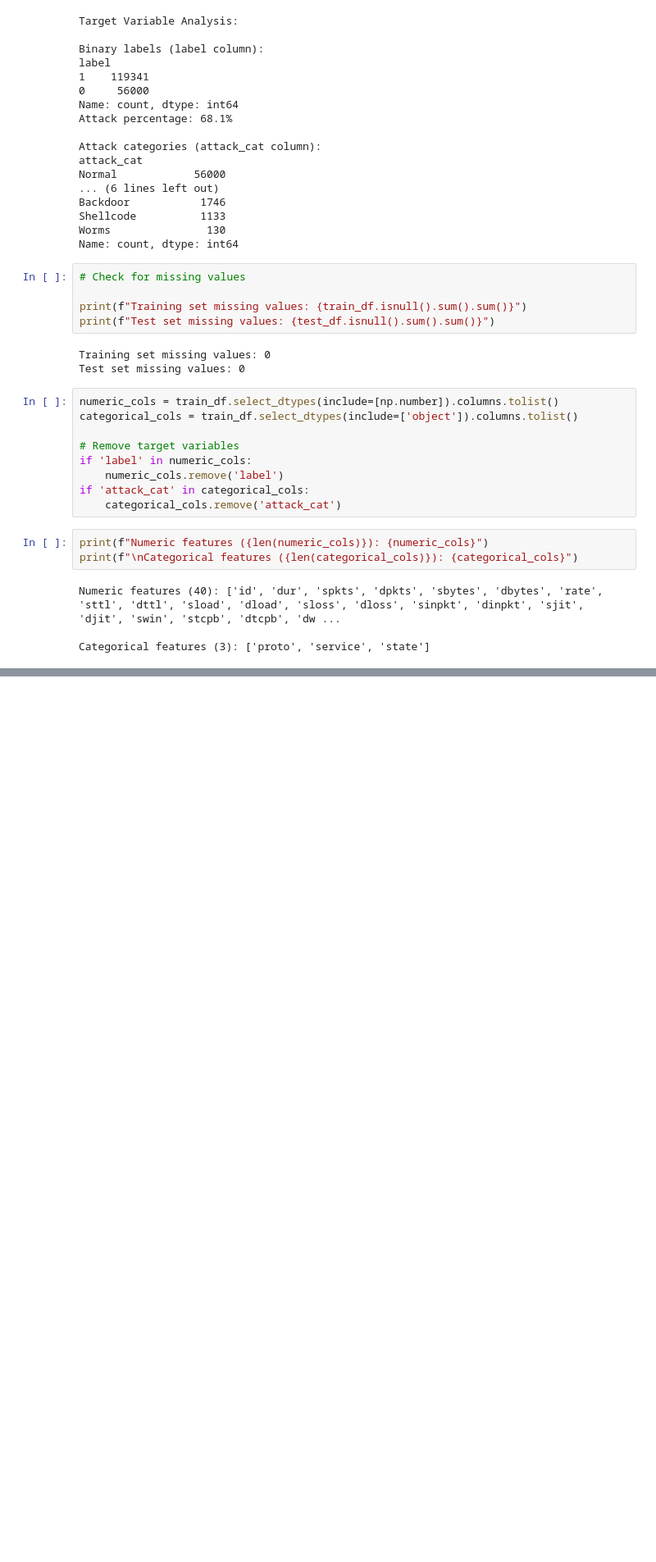
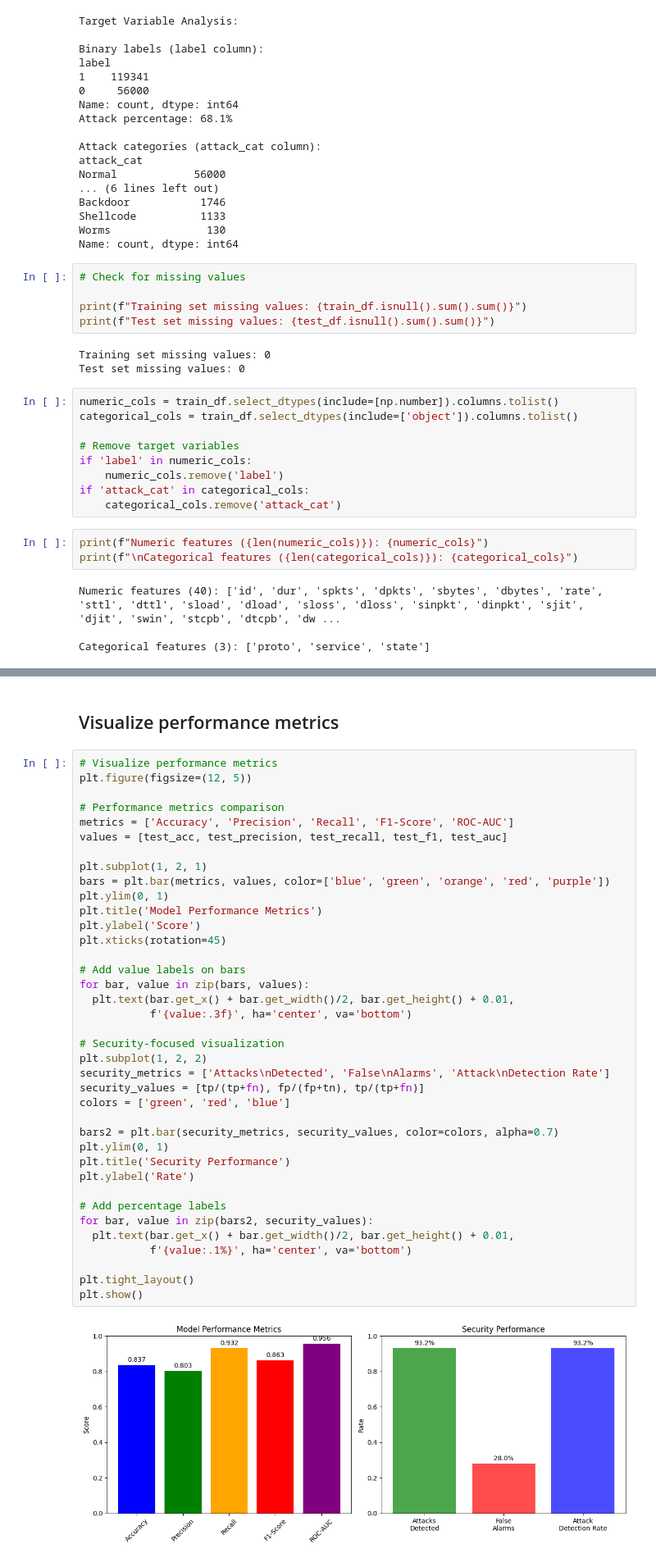
Before and after one commit to ChinmayBansal/Network-Intrusion-Detection-System, a Jupyter notebook: notebooks/Logistic_Regression.ipynb, the cells around one changed output, grey strips where cells are left out. Shown: that part at 82% size. Saved outputs shown, nothing was run; the diff lists cells and outputs as text; blank space fills up the shorter version.

```diff
--- a/notebooks/Logistic_Regression.ipynb
+++ b/notebooks/Logistic_Regression.ipynb
@@ -126,0 +332,42 @@ Categorical features (3): ['proto', 'service', 'state']
+# %% [markdown]
+## Visualize performance metrics
+# %%
+# Visualize performance metrics
+plt.figure(figsize=(12, 5))
+
+# Performance metrics comparison
+metrics = ['Accuracy', 'Precision', 'Recall', 'F1-Score', 'ROC-AUC']
+values = [test_acc, test_precision, test_recall, test_f1, test_auc]
+
+plt.subplot(1, 2, 1)
+bars = plt.bar(metrics, values, color=['blue', 'green', 'orange', 'red', 'purple'])
+plt.ylim(0, 1)
+plt.title('Model Performance Metrics')
+plt.ylabel('Score')
+plt.xticks(rotation=45)
+
+# Add value labels on bars
+for bar, value in zip(bars, values):
+  plt.text(bar.get_x() + bar.get_width()/2, bar.get_height() + 0.01,
+           f'{value:.3f}', ha='center', va='bottom')
+
+# Security-focused visualization
+plt.subplot(1, 2, 2)
+security_metrics = ['Attacks\nDetected', 'False\nAlarms', 'Attack\nDetection Rate']
+security_values = [tp/(tp+fn), fp/(fp+tn), tp/(tp+fn)]
+colors = ['green', 'red', 'blue']
+
+bars2 = plt.bar(security_metrics, security_values, color=colors, alpha=0.7)
+plt.ylim(0, 1)
+plt.title('Security Performance')
+plt.ylabel('Rate')
+
+# Add percentage labels
+for bar, value in zip(bars2, security_values):
+  plt.text(bar.get_x() + bar.get_width()/2, bar.get_height() + 0.01,
+           f'{value:.1%}', ha='center', va='bottom')
+
+plt.tight_layout()
+plt.show()
+# %% [output]
+[figure, added]
```
Also changed, not shown: parts of 13 cells of this notebook.
